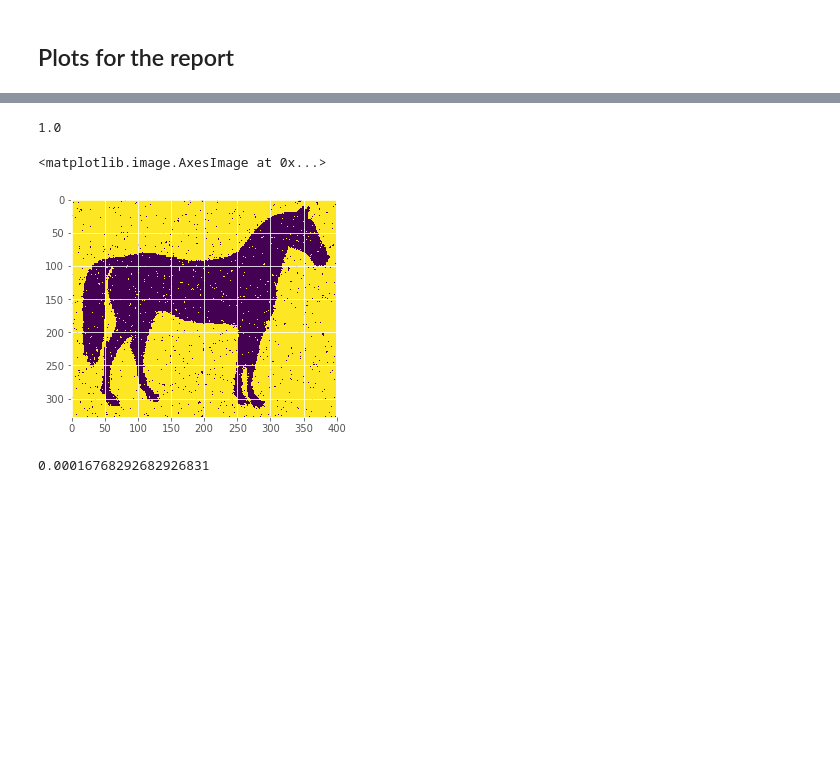
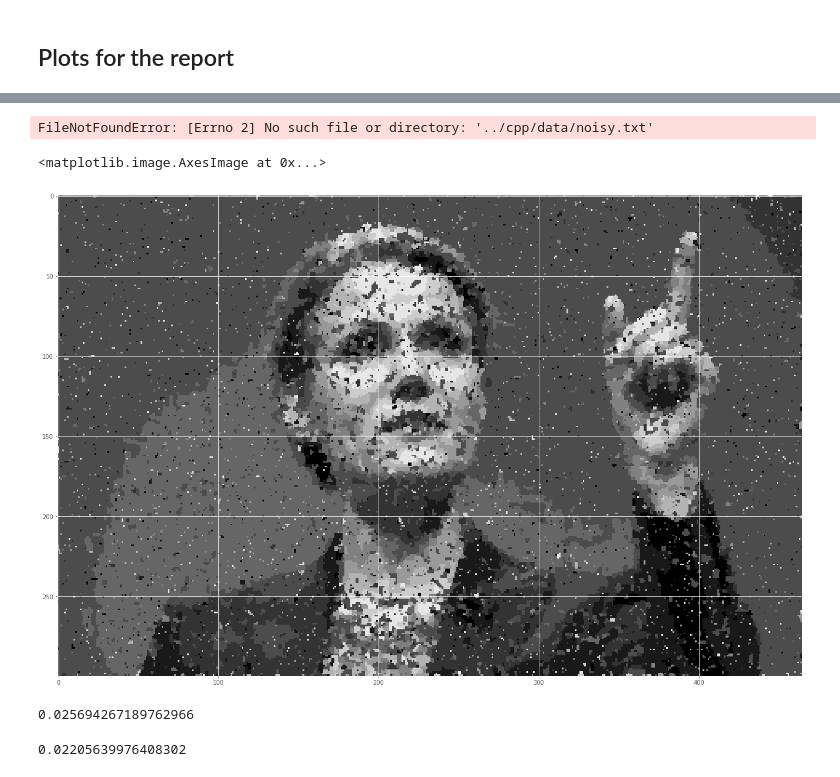
Before and after one commit to wohlert/mcmc-denoising, a Jupyter notebook: jupyter/Binary.ipynb, the cells around one changed output, grey strips where cells are left out. Cells and saved outputs as stored; diff of their text form; code cells hidden in the pictures; blank space fills up the shorter version.

```diff
--- a/jupyter/Binary.ipynb
+++ b/jupyter/Binary.ipynb
@@ -275,18 +250,0 @@ plt.savefig("Comparison.pdf")
-# %%
-arr = np.array([[0, 1, 0, 1, 0],
-                [1, 0, 1, 0, 1],
-                [0, 1, 0, 1, 0],
-                [1, 0, 1, 0, 1],
-                [0, 1, 0, 1, 0]])
-
-h = - 1.0/(2*0.3) * (arr[0,0] - arr[1,0])**2
-d = 1.0 * neighbourhood(X, (0, 0), (1 - X[1,0])) + h
-
-np.exp(min(0, d-h))
-# %% [output]
-1.0
-# %%
-plt.imshow(A)
-# %% [output]
-<matplotlib.image.AxesImage at 0x...>
-[figure, removed]
@@ -295,5 +251,17 @@ x = mh_annealing(A, 100, T0=4, noise_var=0.3, beta=1)
+# %%
+img = np.loadtxt("../cpp/data/noisy.txt").reshape(300, 465)
+# %% [output]
+FileNotFoundError: [Errno 2] No such file or directory: '../cpp/data/noisy.txt'
+# %%
+imgs = np.array([np.loadtxt("../cpp/history/mt{}.txt".format(i)) for i in range(1, 11)]).reshape(-1, 300, 465)
+# %%
+plt.figure(figsize=(50, 15))
+plt.imshow(mode(imgs), cmap="gray")
+# %% [output]
+<matplotlib.image.AxesImage at 0x...>
+[figure, added]
 # %%
 from skimage import measure
-measure.compare_mse(mode_image, A)
+measure.compare_mse(mode(imgs), img)
 # %% [output]
-0.00016768292682926831
+0.025694267189762966
@@ -303,0 +268,4 @@ scan = io.imread("scan.jpg")
+# %%
+measure.compare_mse(np.mean(imgs, 0), img)
+# %% [output]
+0.02205639976408302
```
Also changed, not shown: parts of 13 cells of this notebook, 31 other files.
